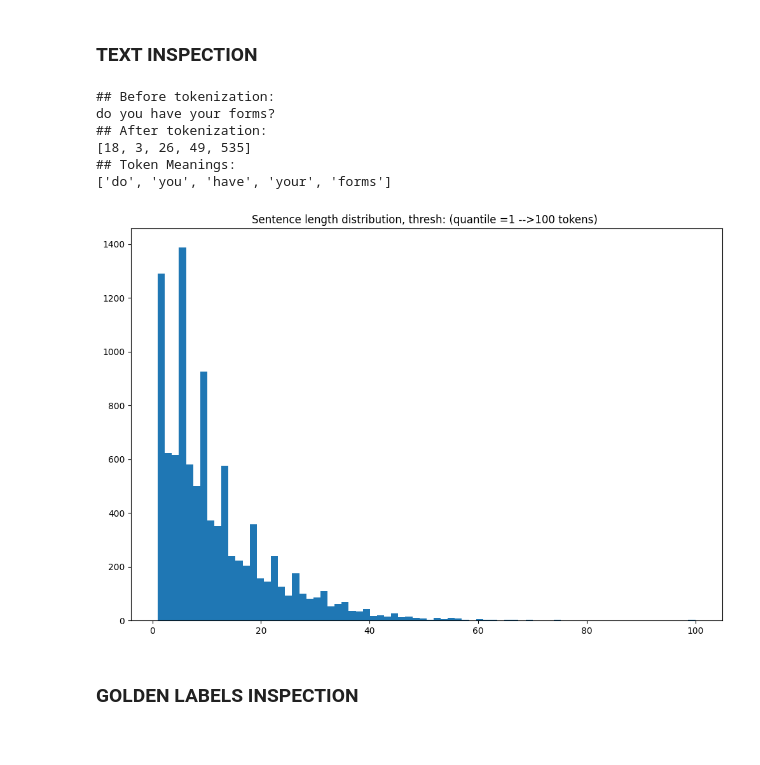
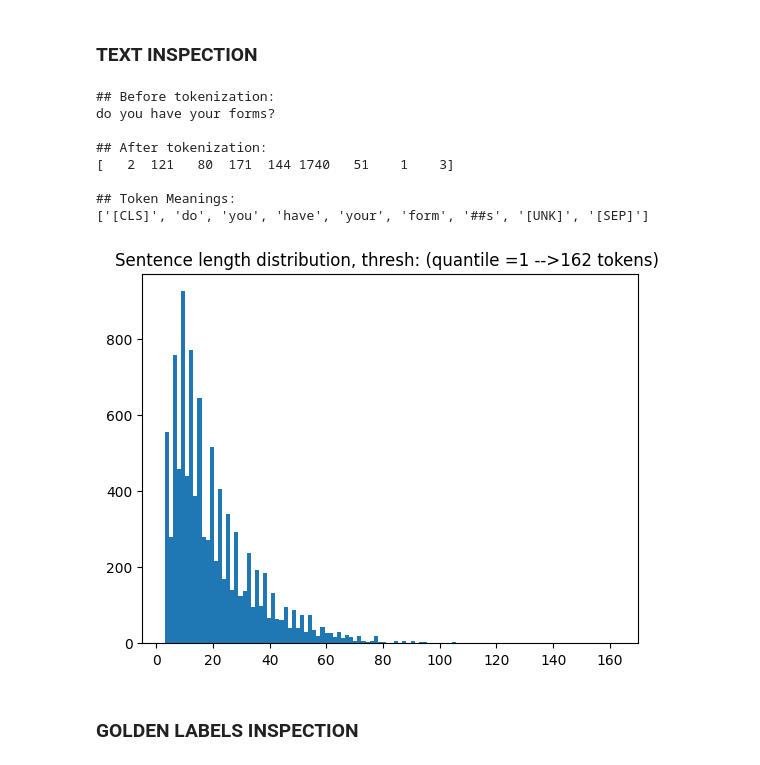
Before and after one commit to eskinderit/A-comparison-of-small-and-large-uni-multi-modal-language-models-for-sentiment-analysis-, a Jupyter notebook: ThirdMultimodalModel.ipynb, the cells around one changed output. Saved outputs shown, nothing was run; the diff lists cells and outputs as text; code cells hidden in the pictures.

```diff
--- a/ThirdMultimodalModel.ipynb
+++ b/ThirdMultimodalModel.ipynb
@@ -276,11 +244,13 @@ df.head()
 | 3 | 1 | 1 | 4 | Let me see them. | /content/IEMOCAP/Session1/sentenc... | fru | 2.5 | 2.0 | 2.5 | 0 | ... |
 | 4 | 1 | 1 | 5 | Is there a problem? | /content/IEMOCAP/Session1/sentenc... | neu | 2.5 | 2.5 | 2.5 | 1 | ... |
 # %%
-plt.rcParams['figure.figsize'] = (12, 8)
-conv_counts_df = df.groupby(['session_id','conv_id'])['conv_id'].count().rename('counts').reset_index()
-max_conv_length = conv_counts_df.counts.max()
+df_turn_count = df.groupby(['session_id','conv_id'])['conv_id'].count().rename('turns').reset_index()
+max_conv_length = df_turn_count['turns'].max()
+
+plt.figure(figsize=(20, 3))
 plt.title('Length of conversations', size=16)
-sns.countplot(x=conv_counts_df.counts)
+sns.countplot(x=df_turn_count['turns'])
+
 plt.ylabel('Count', size=12)
 plt.xlabel('Turns', size=12)
 plt.xticks(rotation = 90)
@@ -309,8 +279,7 @@ Audio(df.iloc[show_sample, 4], autoplay=True) # ispection of the first audio (to
 ### TEXT INSPECTION
 # %%
 # LITE PROCESSING (THINK IF WE HAVE TO KEEP IT)
-def text_lite_preprocessing(data, col_name):
-  column = col_name
+def text_lite_preprocessing(data, column):
   df = data.copy()
   df[column] = df[column].apply(lambda x: str(x).lower())
   df[column] = df[column].apply(lambda x: re.sub(r'\d', "number", x))
@@ -319,53 +288,61 @@ def text_lite_preprocessing(data, col_name):
 
 new_df = text_lite_preprocessing(df, 'sentence')
 
-if use_text_transformers: # NEW TOKENIZER OF EMO_ROBERTA
-    unpack_text_transformer_tokenizer_output = lambda **kwargs: (kwargs['input_ids'], kwargs['attention_mask'])
-    input_ids, attention_mask = unpack_text_transformer_tokenizer_output(**text_transformer_tokenizer(new_df.sentence.tolist(), **text_transformer_tokenizer_params))
+show_sample = 1
+if use_text_transformers: # TRANSFORMER TOKENIZER
+    unpack_tokens = lambda **kwargs: (kwargs['input_ids'], kwargs['attention_mask'])
+    input_ids, attention_mask = unpack_tokens(**text_transformer_tokenizer(new_df.sentence.tolist(), **text_transformer_tokenizer_params))
+
     # printing tokenization example
     print("## Before tokenization: ")
-    print(new_df.loc[show_sample,'sentence'])
-    print("## After tokenization: ")
-    print(input_ids[show_sample,attention_mask[show_sample,:] == 1])
-    print("## Token Meanings: ")
+    print(new_df.loc[show_sample, 'sentence'])
+    print("\n## After tokenization: ")
+    print(input_ids[show_sample, attention_mask[show_sample,:] == 1])
+    print("\n## Token Meanings: ")
     print(text_transformer_tokenizer.convert_ids_to_tokens(input_ids[show_sample,attention_mask[show_sample,:] == 1]))
+
 else: # OLD TOKENIZER
     # creating tokenizer and fitting it on the training set
     tokenizer = Tokenizer(num_words = None, oov_token='<UNK>', split=' ', lower=False)
     tokenizer.fit_on_texts(new_df.loc[new_df.session_id <= 3, 'sentence'])
+
     # printing a tokenization example
     print("## Before tokenization: ")
     print(new_df.loc[show_sample,'sentence'])
-    print("## After tokenization: ")
+    print("\n## After tokenization: ")
     print(tokenizer.texts_to_sequences(new_df.sentence)[show_sample])
-    print('## Token Meanings: ')
+    print('\n## Token Meanings: ')
     tokenizer_reverse_word_map = dict(map(reversed, tokenizer.word_index.items()))
     print([tokenizer_reverse_word_map[s] for s in tokenizer.texts_to_sequences(new_df.sentence)[show_sample]])
 # %% [output]
 ## Before tokenization:
 do you have your forms?
+
 ## After tokenization:
-[18, 3, 26, 49, 535]
+[   2  121   80  171  144 1740   51    1    3]
+
 ## Token Meanings:
-['do', 'you', 'have', 'your', 'forms']
+['[CLS]', 'do', 'you', 'have', 'your', 'form', '##s', '[UNK]', '[SEP]']
 # %%
 # drawing plot of the sentences length distribution
 if use_text_transformers:
-    lengths = np.sum(attention_mask,axis=1)
+    lengths = np.sum(attention_mask, axis=1)
 else:
-    lengths = [len(sequence) for sequence in tokenizer.texts_to_sequences(new_df.sentence)]
+    lengths = [len(sequence) for sequence in tokenizer.texts_to_sequences(new_df['sentence'])]
+
 quantile = 1 # was 0.99
 max_sentence_len = int(np.quantile(lengths, quantile))
+
 plt.hist(lengths, bins = len(set(lengths)))
 plt.title(f"Sentence length distribution, thresh: (quantile ={quantile} -->{max_sentence_len} tokens) ")
 if quantile != 1:
     plt.axvline(x = max_sentence_len, color = 'r', label = 'axvline - full height')
 plt.show()
 if use_text_transformers:
     max_sentence_len = max_len_text_transformer
     # emo_roberta_tokenizer_params['max_length'] = max_sentence_len
 # %% [output]
-[figure, old version]
+[figure, new version]
 # %% [markdown]
 ### GOLDEN LABELS INSPECTION
 # %% [markdown]
```
Also changed, not shown: parts of 31 cells of this notebook.
